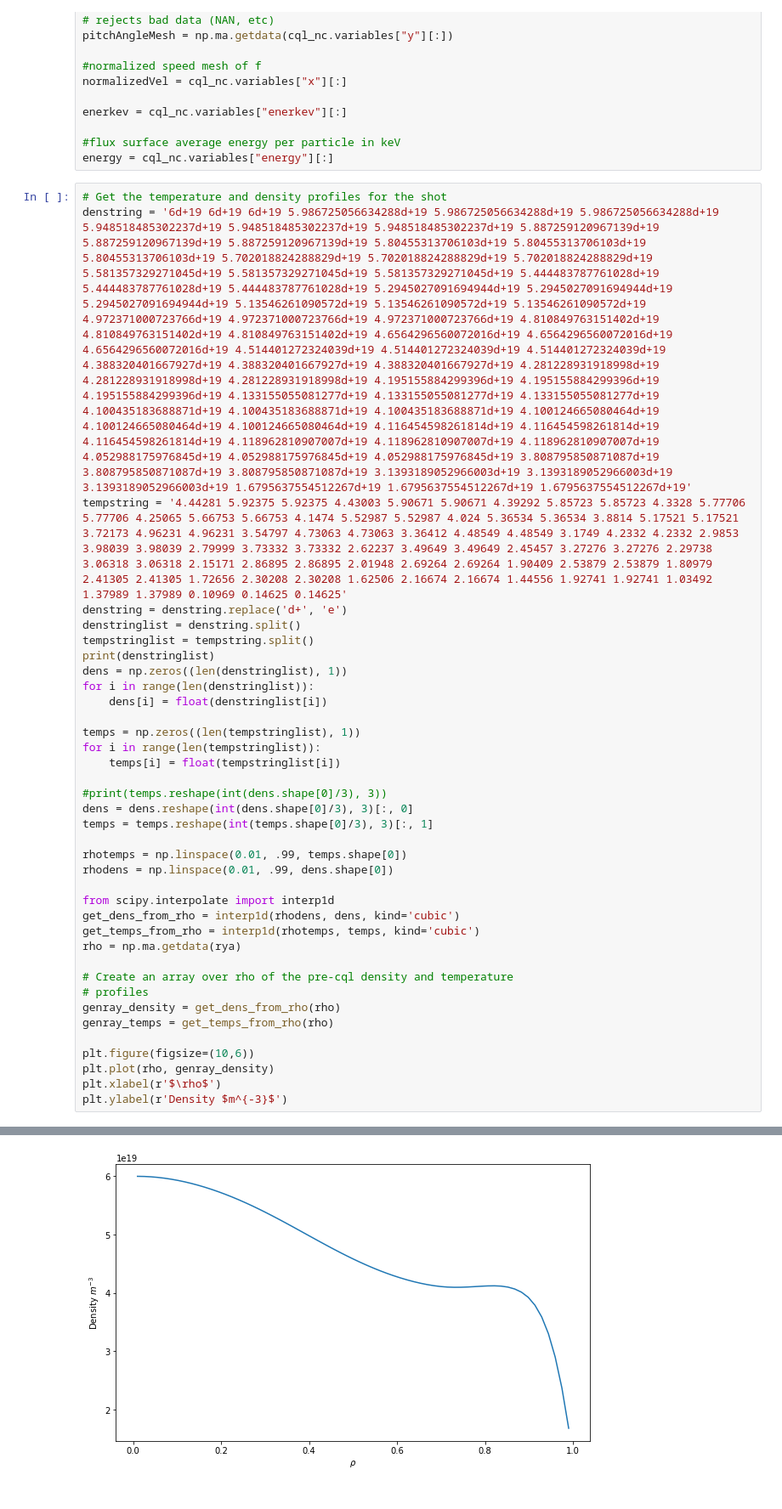
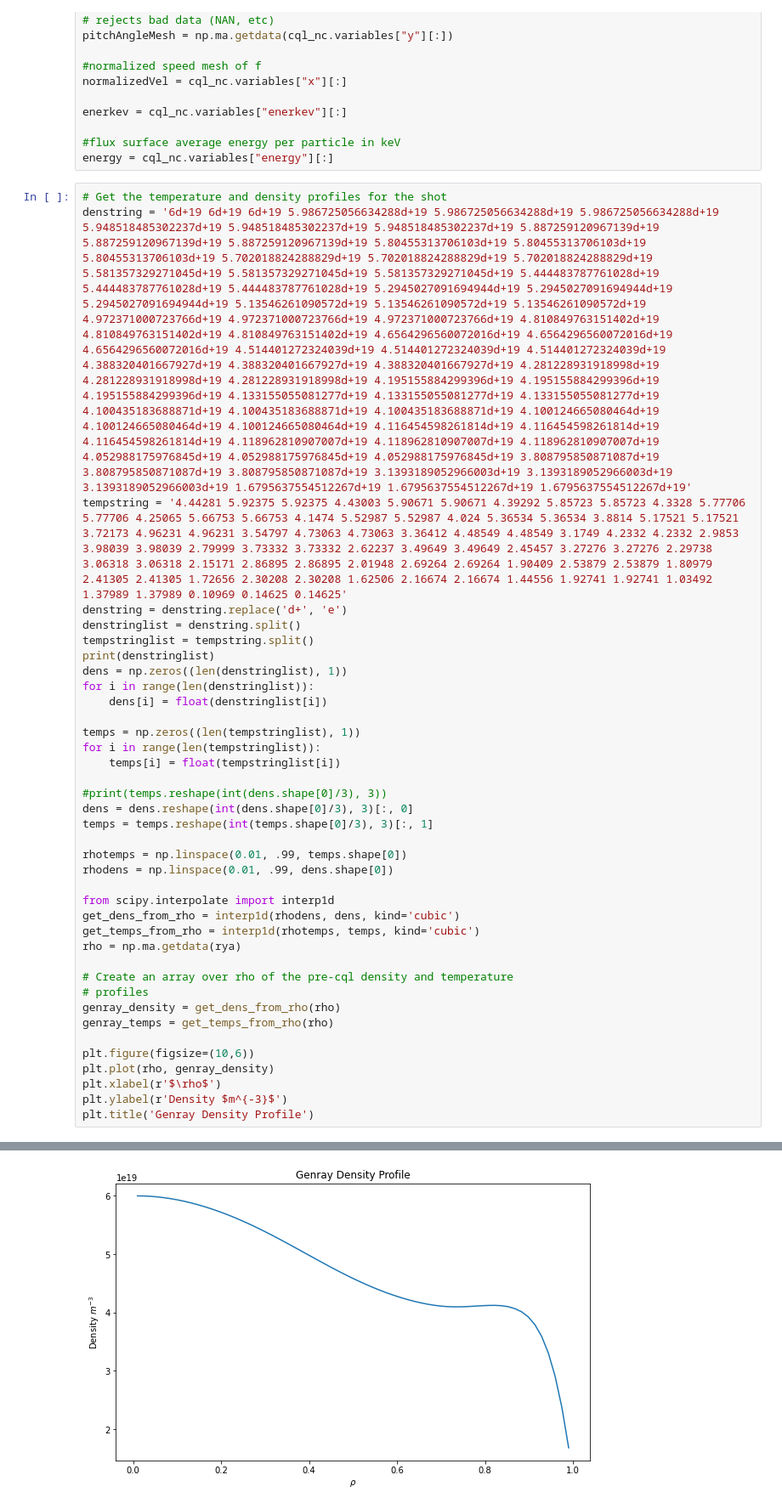
Before and after one commit to vandelij/genray_cql3d_plots, a Jupyter notebook: shots/147634/scan_beam_and_RF/beam_5_RF_testing/make_distrobution.ipynb, the cells around one changed output, grey strips where cells are left out. Shown at 85% size. Drawn from its saved outputs; the diff is of its cells as text.

```diff
--- a/shots/147634/scan_beam_and_RF/beam_5_RF_testing/make_distrobution.ipynb
+++ b/shots/147634/scan_beam_and_RF/beam_5_RF_testing/make_distrobution.ipynb
@@ -81,5 +81,6 @@ plt.figure(figsize=(10,6))
 plt.plot(rho, genray_density)
 plt.xlabel(r'$\rho$')
 plt.ylabel(r'Density $m^{-3}$')
+plt.title('Genray Density Profile')
 # %% [output]
 ['6e19', '6e19', '6e19', '5.986725056634288e19', '5.986725056634288e19', '5.986725056634288e19', '5.948518485302237e19', '5.948518485302237e19', '5.948518485302237e19', '5.887259120967139e19', '5.8872 ...
@@ -87,4 +88,4 @@ Text(0, 0.5, 'Density $m^{-3}$')
-[figure, old version]
+[figure, new version]
 # %%
 plt.figure(figsize=(10,6))
 plt.xlabel(r'$\rho$')
```
Also changed, not shown: parts of 8 cells of this notebook.
